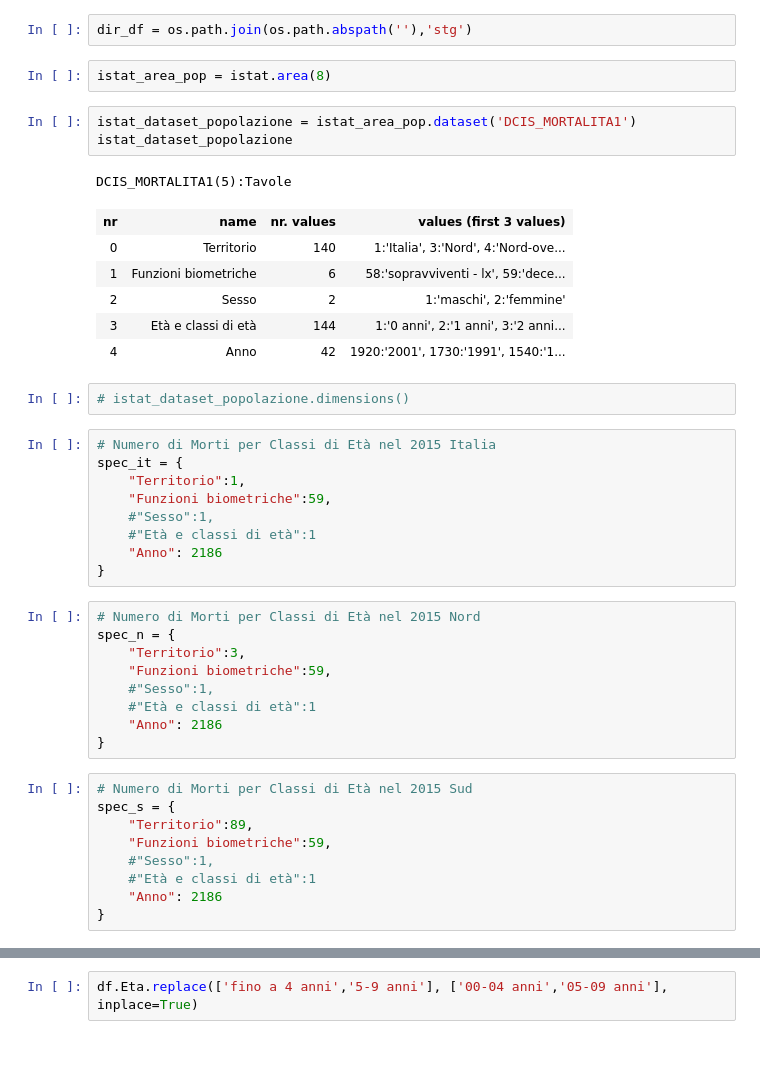
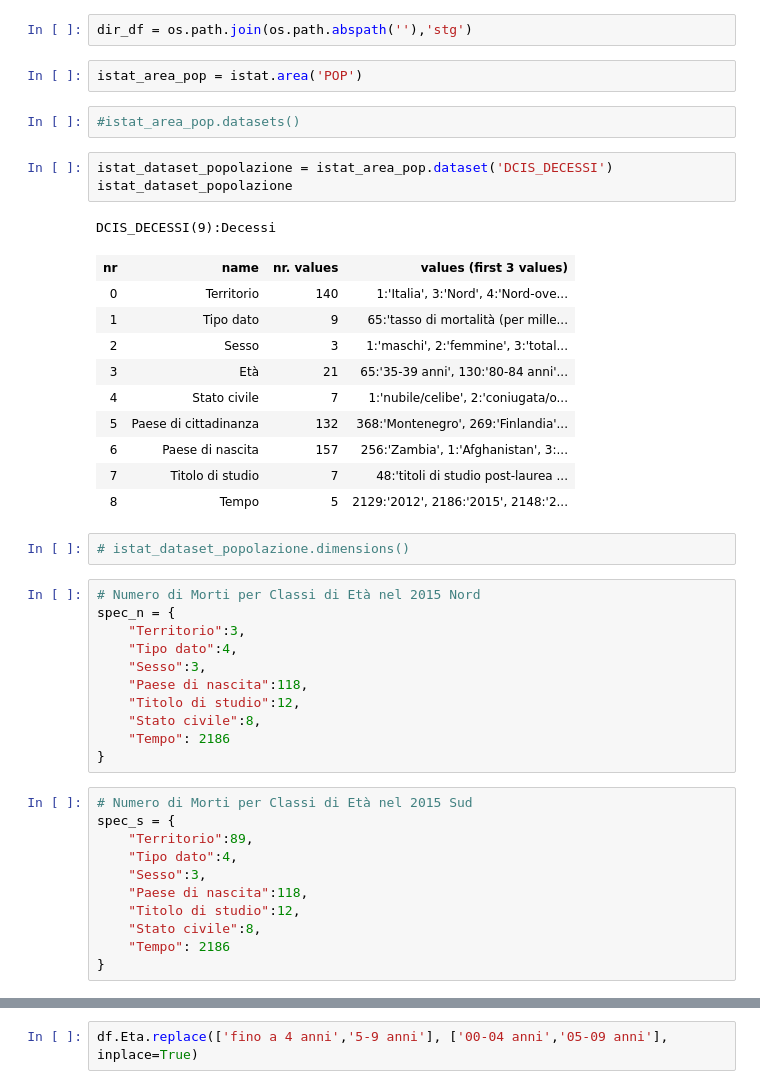
Before and after one commit to Cesaaar/od_la_grande_fuga, a Jupyter notebook: 3_data_analysis.ipynb, the cells around one changed output, grey strips where cells are left out. Saved outputs shown, nothing was run; the diff lists cells and outputs as text; blank space fills up the shorter version.

```diff
--- a/3_data_analysis.ipynb
+++ b/3_data_analysis.ipynb
@@ -19,47 +19,48 @@ cache_dir is '/home/acesarini/opendata/tmp/od_la_grande_fuga/istat_cached'
 # %%
 dir_df = os.path.join(os.path.abspath(''),'stg')
 # %%
-istat_area_pop = istat.area(8)
+istat_area_pop = istat.area('POP')
+# %%
+#istat_area_pop.datasets()
 # %%
-istat_dataset_popolazione = istat_area_pop.dataset('DCIS_MORTALITA1')
+istat_dataset_popolazione = istat_area_pop.dataset('DCIS_DECESSI')
 istat_dataset_popolazione
 # %% [output]
-DCIS_MORTALITA1(5):Tavole
+DCIS_DECESSI(9):Decessi
 | nr | name | nr. values | values (first 3 values) |
 | 0 | Territorio | 140 | 1:'Italia', 3:'Nord', 4:'Nord-ove... |
-| 1 | Funzioni biometriche | 6 | 58:'sopravviventi - lx', 59:'dece... |
-| 2 | Sesso | 2 | 1:'maschi', 2:'femmine' |
-| 3 | Età e classi di età | 144 | 1:'0 anni', 2:'1 anni', 3:'2 anni... |
-| 4 | Anno | 42 | 1920:'2001', 1730:'1991', 1540:'1... |
+| 1 | Tipo dato | 9 | 65:'tasso di mortalità (per mille... |
+| 2 | Sesso | 3 | 1:'maschi', 2:'femmine', 3:'total... |
+| 3 | Età | 21 | 65:'35-39 anni', 130:'80-84 anni'... |
+| 4 | Stato civile | 7 | 1:'nubile/celibe', 2:'coniugata/o... |
+| 5 | Paese di cittadinanza | 132 | 368:'Montenegro', 269:'Finlandia'... |
+| 6 | Paese di nascita | 157 | 256:'Zambia', 1:'Afghanistan', 3:... |
+| 7 | Titolo di studio | 7 | 48:'titoli di studio post-laurea ... |
+| 8 | Tempo | 5 | 2129:'2012', 2186:'2015', 2148:'2... |
 # %%
 # istat_dataset_popolazione.dimensions()
 # %%
-# Numero di Morti per Classi di Età nel 2015 Italia
-spec_it = {
-    "Territorio":1,
-    "Funzioni biometriche":59,
-    #"Sesso":1,
-    #"Età e classi di età":1
-    "Anno": 2186
+# Numero di Morti per Classi di Età nel 2015 Nord
+spec_n = {
+    "Territorio":3,
+    "Tipo dato":4,
+    "Sesso":3,
+    "Paese di nascita":118,
+    "Titolo di studio":12,
+    "Stato civile":8,
+    "Tempo": 2186
 }
 # %%
-# Numero di Morti per Classi di Età nel 2015 Nord
-spec_n = {
-    "Territorio":3,
-    "Funzioni biometriche":59,
-    #"Sesso":1,
-    #"Età e classi di età":1
-    "Anno": 2186
+# Numero di Morti per Classi di Età nel 2015 Sud
+spec_s = {
+    "Territorio":89,
+    "Tipo dato":4,
+    "Sesso":3,
+    "Paese di nascita":118,
+    "Titolo di studio":12,
+    "Stato civile":8,
+    "Tempo": 2186
 }
-# %%
-# Numero di Morti per Classi di Età nel 2015 Sud
-spec_s = {
-    "Territorio":89,
-    "Funzioni biometriche":59,
-    #"Sesso":1,
-    #"Età e classi di età":1
-    "Anno": 2186
-}
 # %%
 def get_df(spec, value):
     c = istat_dataset_popolazione.getvalues(spec)
```
Also changed, not shown: parts of 5 cells of this notebook, 4 other files.
